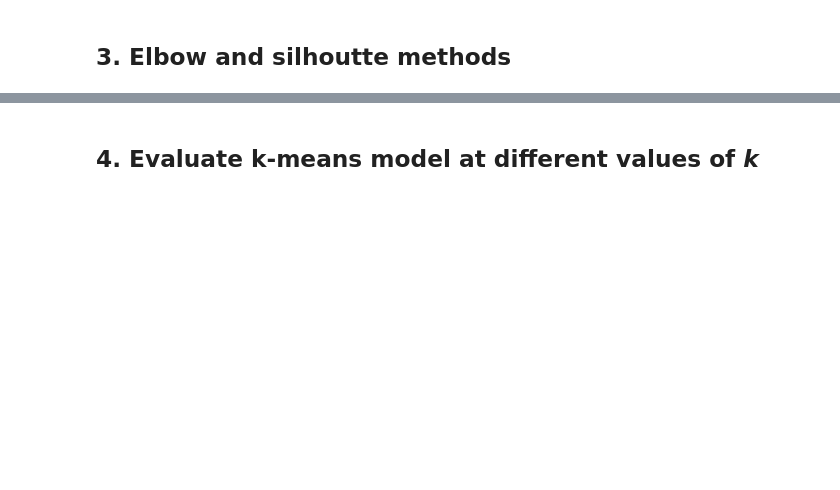
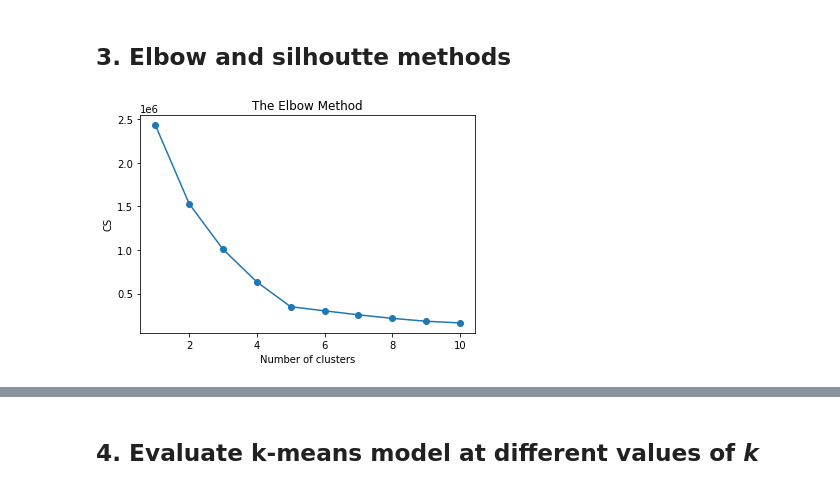
Before and after one commit to ttuncay/Tuncay_Tuna_LSE_DA301_Assignment, a Jupyter notebook: Tuncay_Tuna_LSE_DA301_Assignment.ipynb, the cells around one changed output, grey strips where cells are left out. Cells and saved outputs as stored; diff of their text form; code cells hidden in the pictures; blank space fills up the shorter version.

```diff
--- a/Tuncay_Tuna_LSE_DA301_Assignment.ipynb
+++ b/Tuncay_Tuna_LSE_DA301_Assignment.ipynb
@@ -503,5 +534,21 @@ warnings.filterwarnings('ignore')
 ## 3. Elbow and silhoutte methods
 # %%
 # Determine the number of clusters: Elbow method.
+# Elbow chart for us to decide on the number of optimal clusters.
+cs = []
+for i in range(1, 11):
+    kmeans = KMeans(n_clusters = i, init = 'k-means++',
+                    max_iter = 300, n_init = 10, random_state = 0)
+    kmeans.fit(x)
+    cs.append(kmeans.inertia_)
+
+plt.plot(range(1, 11), cs, marker='o')
+plt.title("The Elbow Method")
+plt.xlabel("Number of clusters")
+plt.ylabel("CS")
+
+plt.show()
+# %% [output]
+[figure, added]
 # %%
 # Determine the number of clusters: Silhouette method.
```
Also changed, not shown: parts of 14 cells of this notebook.
